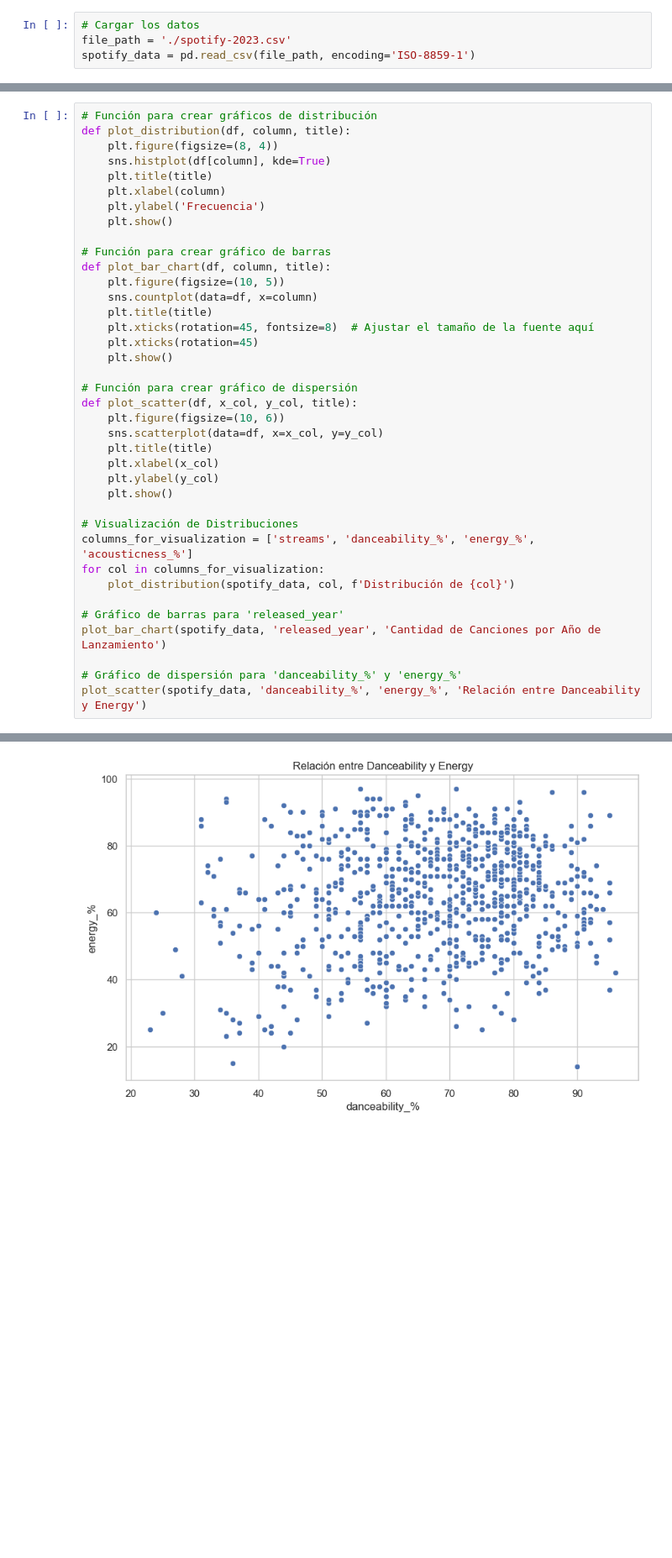
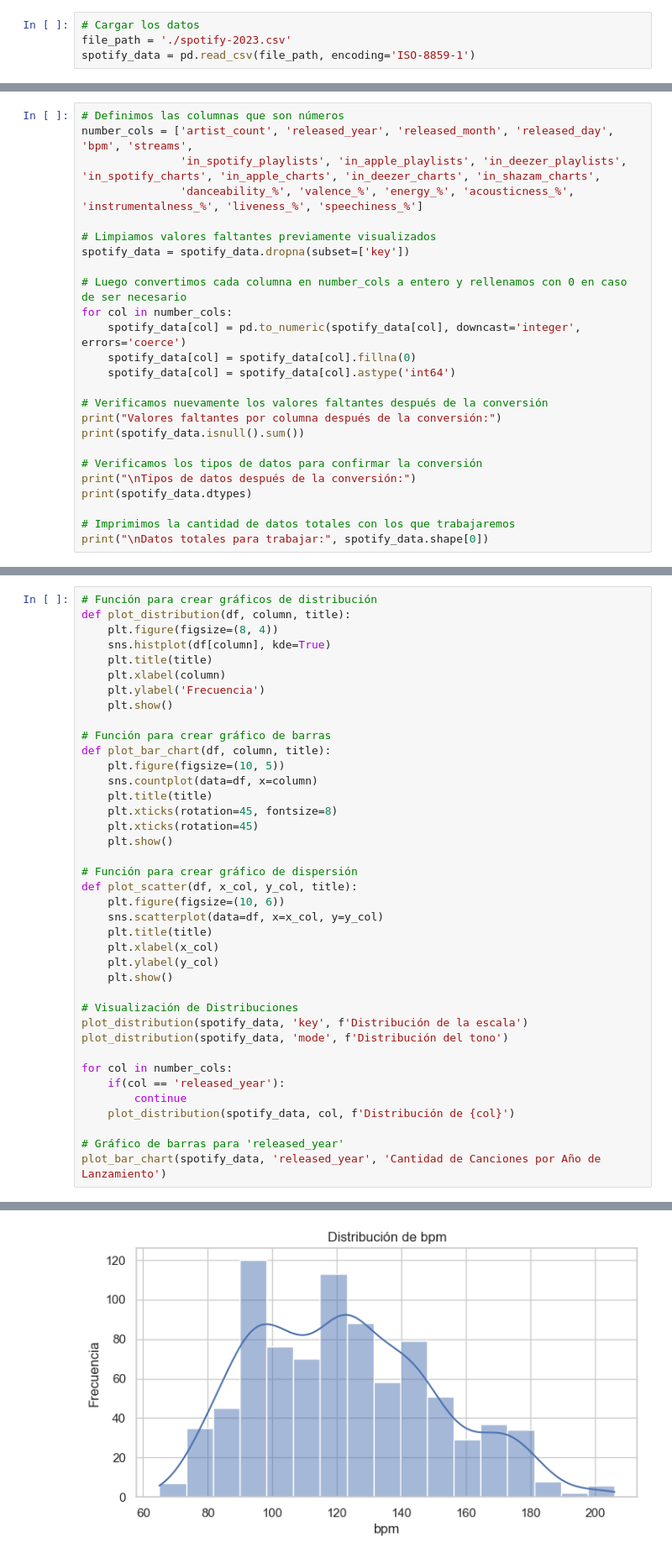
Before and after one commit to mizook/spotify_ds, a Jupyter notebook: spotify_project.ipynb, the cells around one changed output, grey strips where cells are left out. Shown: that part at 84% size. Saved outputs shown, nothing was run; the diff lists cells and outputs as text; blank space fills up the shorter version.

Commit message:
re-structuration of the project and initial visualization of the data

```diff
--- a/spotify_project.ipynb
+++ b/spotify_project.ipynb
@@ -84,0 +115,25 @@ dtype: int64
+# %%
+# Definimos las columnas que son números
+number_cols = ['artist_count', 'released_year', 'released_month', 'released_day', 'bpm', 'streams',
+               'in_spotify_playlists', 'in_apple_playlists', 'in_deezer_playlists', 'in_spotify_charts', 'in_apple_charts', 'in_deezer_charts', 'in_shazam_charts',
+               'danceability_%', 'valence_%', 'energy_%', 'acousticness_%', 'instrumentalness_%', 'liveness_%', 'speechiness_%']
+
+# Limpiamos valores faltantes previamente visualizados
+spotify_data = spotify_data.dropna(subset=['key'])
+
+# Luego convertimos cada columna en number_cols a entero y rellenamos con 0 en caso de ser necesario
+for col in number_cols:
+    spotify_data[col] = pd.to_numeric(spotify_data[col], downcast='integer', errors='coerce')
+    spotify_data[col] = spotify_data[col].fillna(0)
+    spotify_data[col] = spotify_data[col].astype('int64')
+
+# Verificamos nuevamente los valores faltantes después de la conversión
+print("Valores faltantes por columna después de la conversión:")
+print(spotify_data.isnull().sum())
+
+# Verificamos los tipos de datos para confirmar la conversión
+print("\nTipos de datos después de la conversión:")
+print(spotify_data.dtypes)
+
+# Imprimimos la cantidad de datos totales con los que trabajaremos
+print("\nDatos totales para trabajar:", spotify_data.shape[0])
@@ -97,7 +176,7 @@ def plot_bar_chart(df, column, title):
     plt.figure(figsize=(10, 5))
     sns.countplot(data=df, x=column)
     plt.title(title)
-    plt.xticks(rotation=45, fontsize=8)  # Ajustar el tamaño de la fuente aquí
+    plt.xticks(rotation=45, fontsize=8)
     plt.xticks(rotation=45)
     plt.show()
 
@@ -111,13 +190,14 @@ def plot_scatter(df, x_col, y_col, title):
     plt.show()
 
 # Visualización de Distribuciones
-columns_for_visualization = ['streams', 'danceability_%', 'energy_%', 'acousticness_%']
-for col in columns_for_visualization:
+plot_distribution(spotify_data, 'key', f'Distribución de la escala')
+plot_distribution(spotify_data, 'mode', f'Distribución del tono')
+
+for col in number_cols:
+    if(col == 'released_year'):
+        continue
     plot_distribution(spotify_data, col, f'Distribución de {col}')
 
 # Gráfico de barras para 'released_year'
 plot_bar_chart(spotify_data, 'released_year', 'Cantidad de Canciones por Año de Lanzamiento')
-
-# Gráfico de dispersión para 'danceability_%' y 'energy_%'
-plot_scatter(spotify_data, 'danceability_%', 'energy_%', 'Relación entre Danceability y Energy')
 # %% [output]
@@ -129 +209 @@ plot_scatter(spotify_data, 'danceability_%', 'energy_%', 'Relación entre Dancea
-[figure, old version]
+[figure, new version]
```
Also changed, not shown: parts of 26 cells of this notebook.
